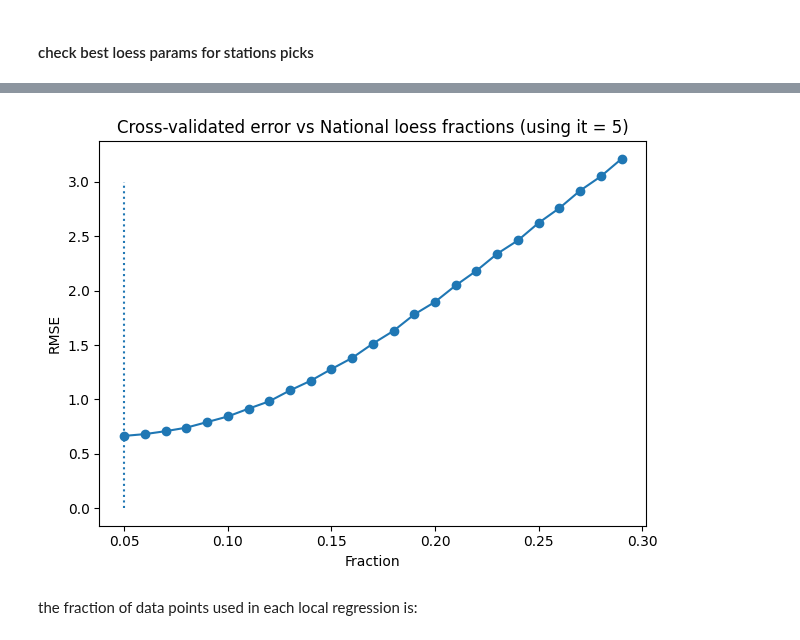
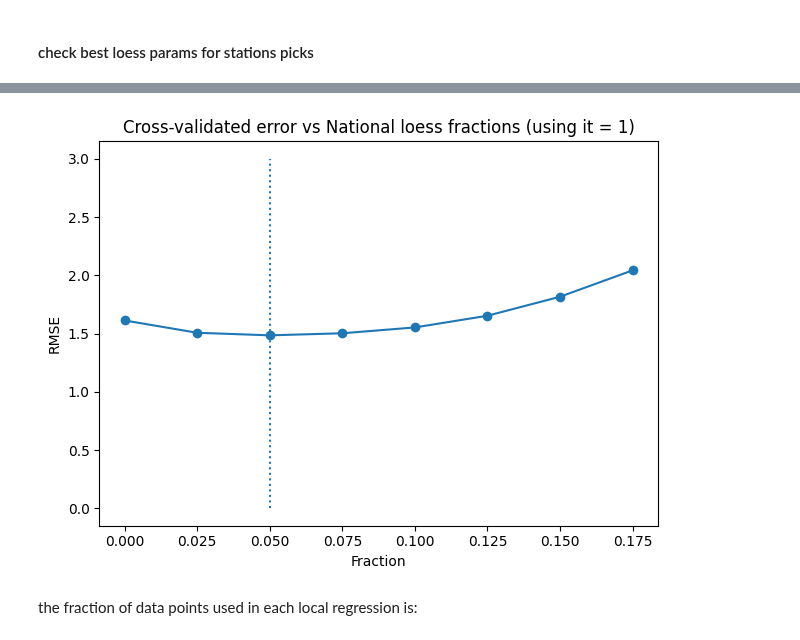
Before and after one commit to fanyak/portfolio, a Jupyter notebook: Greece_temperature_normals_open_meteo.ipynb, the cells around one changed output, grey strips where cells are left out. Saved outputs shown, nothing was run; the diff lists cells and outputs as text; code cells hidden in the pictures.

```diff
--- a/Greece_temperature_normals_open_meteo.ipynb
+++ b/Greece_temperature_normals_open_meteo.ipynb
@@ -1010,6 +1257,6 @@ national_mean_temperature_2012_2023
 # %%
-def create_clim(df, years_list = []):
-  if len(years_list) == 0:
+def create_clim(df: pd.DataFrame, years_list: list[int] = []) -> pd.DataFrame:
+  if not len(years_list):
     cond = df.year.astype(bool)
   else:
     cond = df.year.isin(years_list)
@@ -1132,4 +1436,5 @@ array([2012, 2013, 2014, 2015, 2016, 2017, 2018, 2019, 2020, 2021, 2022,
 # %%
-def rmsq(true: pd.Series, predictions: np.ndarray):
-  #vectorized
-  return np.sqrt(np.mean((predictions - true.values)**2, axis = 1) )
+from typing import Union
+def rmsq(true: pd.Series, predictions: np.ndarray, axis = 1) -> Union[np.ndarray, np.float64]:
+  #vectorized for axis = 1
+  return np.sqrt(np.mean((predictions - true.values)**2, axis=axis) )
@@ -1619,6 +2092,7 @@ plt.show()
 # %%
-fracs = np.arange(0.05, 0.3, 0.01)
-itr = np.arange(1, 6, 1)
-grid = np.array(np.meshgrid(fracs, itr)).T.reshape(-1, 2)
-grid[0]
+fracs = np.arange(0.0, 0.2, 0.025)
+# itr = np.arange(1, 6, 1)
+# grid = np.array(np.meshgrid(fracs, itr)).T.reshape(-1, 2)
+# grid
+fracs
 # %% [output]
@@ -1682,11 +2199,6 @@ stations_results
 # %%
-# true_values = create_clim(national_mean_temperature_2012_2023, years)
-# errors_loess = rmsq(true_values['p50'], loess_predictions)
-# print(errors_loess)
-# print(f"lowest error {errors_loess[np.argmin(errors_loess)]}")
-# print(f"best params is {grid[np.argmin(errors_loess)]}")
-national_loess_errors, lowest_loess_error, _, best_frac, best_it = get_cv_results(national_mean_temperature_2012_2023, 'loess', grid = grid)
+national_loess_errors, national_lowest_loess_error, _, national_loess_best_frac, national_overall_loess_errors = get_cv_results(national_mean_temperature_2012_2023, 'loess', fracs = fracs)
 row_to_update = stations_results[stations_results['station'] == 'national']
-stations_results.loc[row_to_update.index, 'best_frac'] = best_frac
-stations_results.loc[row_to_update.index, 'best_it'] = best_it
-stations_results.loc[row_to_update.index, 'loess_lowest_error'] = lowest_loess_error
+stations_results.loc[row_to_update.index, 'best_frac'] = national_loess_best_frac
+# stations_results.loc[row_to_update.index, 'best_it'] = best_it
+stations_results.loc[row_to_update.index, 'loess_lowest_error'] = national_lowest_loess_error
@@ -1748,13 +2226,13 @@ array([0.66586904, 0.6651826 , 0.6649592 , 0.66491199, 0.66490255,
 # %%
-plt.plot(fracs,[a[int(best_it)-1] for a in national_loess_errors.reshape((25,5))], marker='o')
-plt.title("Cross-validated error vs National loess fractions (using it = 5)")
-plt.vlines([best_frac], 0 , 3.0, linestyles=['dotted'])
+plt.plot(fracs,national_loess_errors, marker='o')
+plt.title("Cross-validated error vs National loess fractions (using it = 1)")
+plt.vlines([national_loess_best_frac], 0 , 3.0, linestyles=['dotted'])
 plt.xlabel("Fraction")
 plt.ylabel("RMSE")
 plt.tight_layout()
 plt.show()
 # %% [output]
-[figure, old version]
+[figure, new version]
 # %% [markdown]
 the fraction of data points used in each local regression is:
 # %%
```
Also changed, not shown: parts of 255 cells of this notebook.
